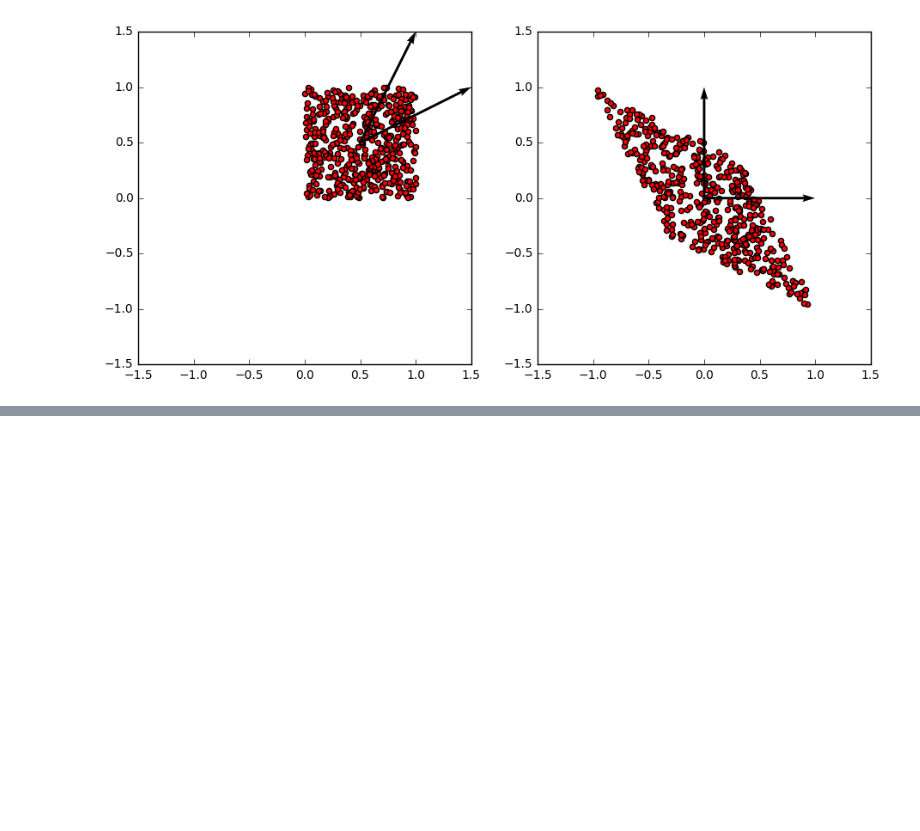
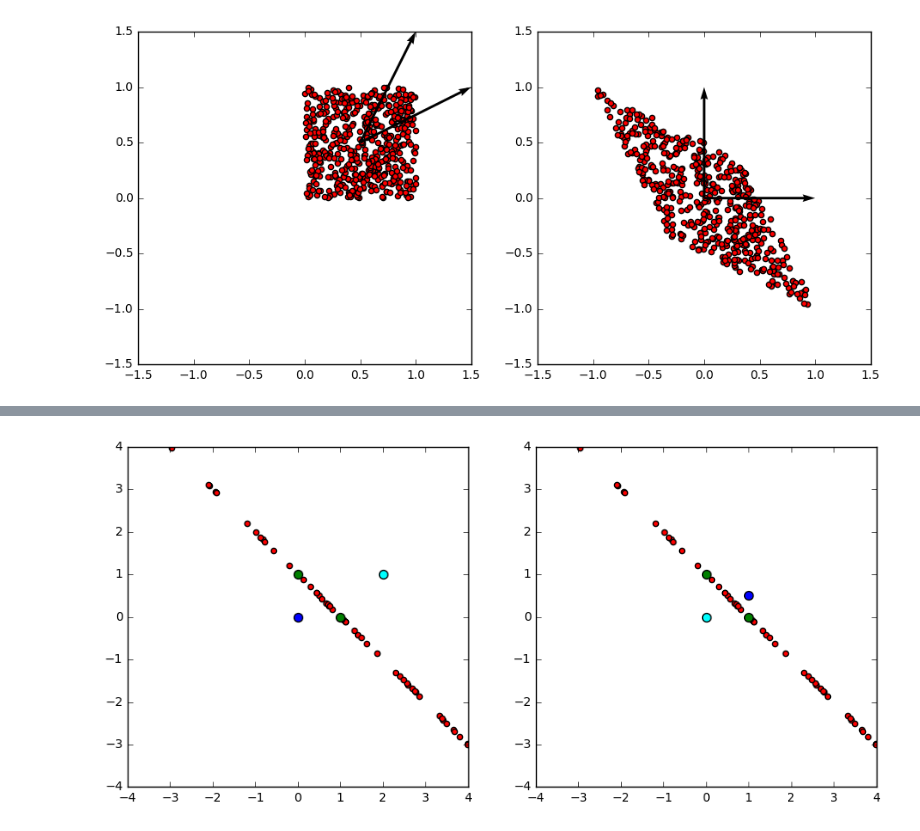
Before and after one commit to CT-18/cg, a Jupyter notebook: foundation.ipynb, the cells around one changed output, grey strips where cells are left out. Drawn from its saved outputs; the diff is of its cells as text; code cells hidden in the pictures; blank space fills up the shorter version.

```diff
--- a/foundation.ipynb
+++ b/foundation.ipynb
@@ -39,19 +44,4 @@ $$
 # %%
-def convert(points, new_center, new_e):
-    """Получить координаты точек в системе координат с новым центром и новым базисом.
-
-    points
-        матрица, в которой столбцы - точки.
-
-    new_center
-        новый центр в виде вектора-столбца.
-
-    new_e
-        матрица, в которой строки - вектора нового базиса."""
-    translated = points - new_center
-    transformated = np.dot(np.linalg.inv(new_e), translated)
-    return transformated
-
 # Зафиксируем seed
 np.random.seed(239)
 
@@ -82,0 +78,37 @@ plt.show()
+# %%
+# На самом деле, при двух ориентирах такие комбинации будут давать точки на прямой, соединяющей ориентиры.
+
+np.random.seed(239)
+
+# Количество точек
+point_n = 50
+
+# Ориентиры
+alice_landmarks = np.array([[1, 0], [0, 1]]).T
+
+# Положения Алисы и Боба
+alice_centers = np.array([[0, 0], [2, 1]]).T
+alice_x = np.random.uniform(-3, 4, point_n)
+alice_y = 1 - alice_x
+alice_points = np.array([alice_x, alice_y])
+
+# То же, только относительно Боба
+bob_points = convert(alice_points, alice_centers[:,1:], alice_landmarks - alice_centers.T[1])
+bob_centers = convert(alice_centers, alice_centers[:,1:], alice_landmarks - alice_centers.T[1])
+bob_landmarks = convert(alice_landmarks, alice_centers[:,1:], alice_landmarks - alice_centers.T[1])
+
+# Нарисуем плоскости Алисы и Боба
+f, axes = plt.subplots(1, 2, figsize=(11, 5))
+max_coord = 4
+for axis, points, centers, landmarks in zip(axes,
+                                            [alice_points, bob_points],
+                                            [alice_centers, bob_centers],
+                                            [alice_landmarks, bob_landmarks]):
+    axis.scatter(points[0,], points[1,], c='r')
+    axis.scatter(centers[0,:1], centers[1,:1], c='b', s=50)
+    axis.scatter(centers[0,1:], centers[1,1:], c='cyan', s=50)
+    axis.scatter(landmarks[0,], landmarks[1,], c='g', s=50)
+    axis.axis([-max_coord, max_coord, -max_coord, max_coord])
+plt.show()
+# %% [output]
+[figure, added]
```
Also changed, not shown: parts of 5 cells of this notebook.
